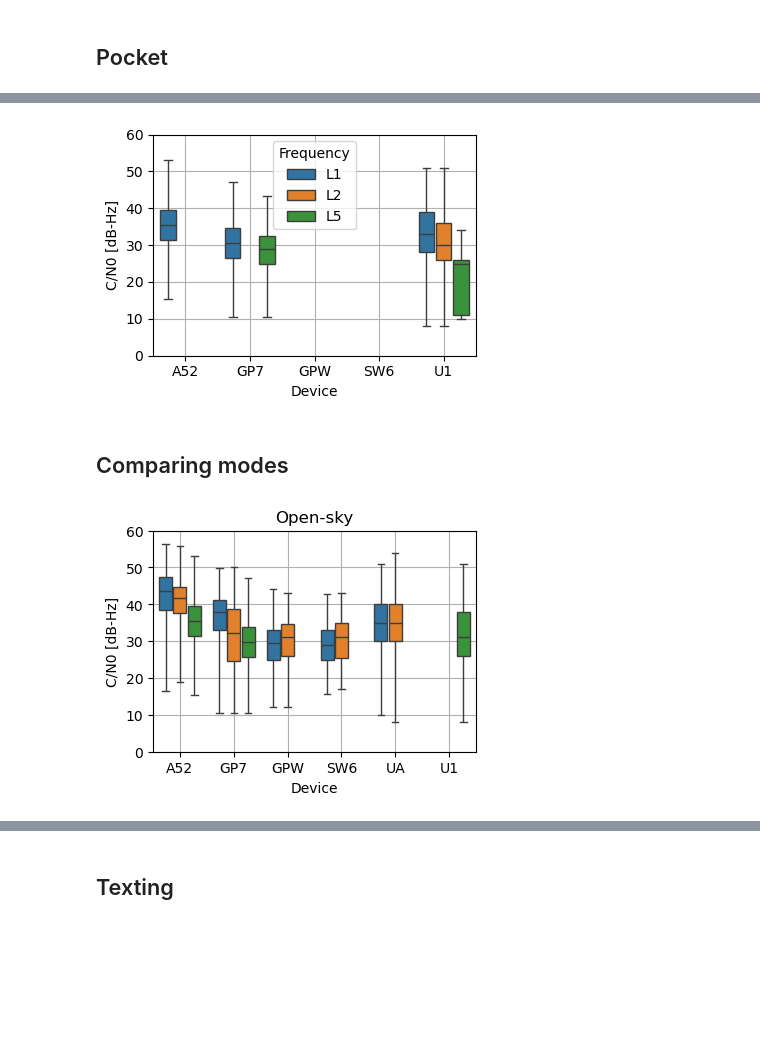
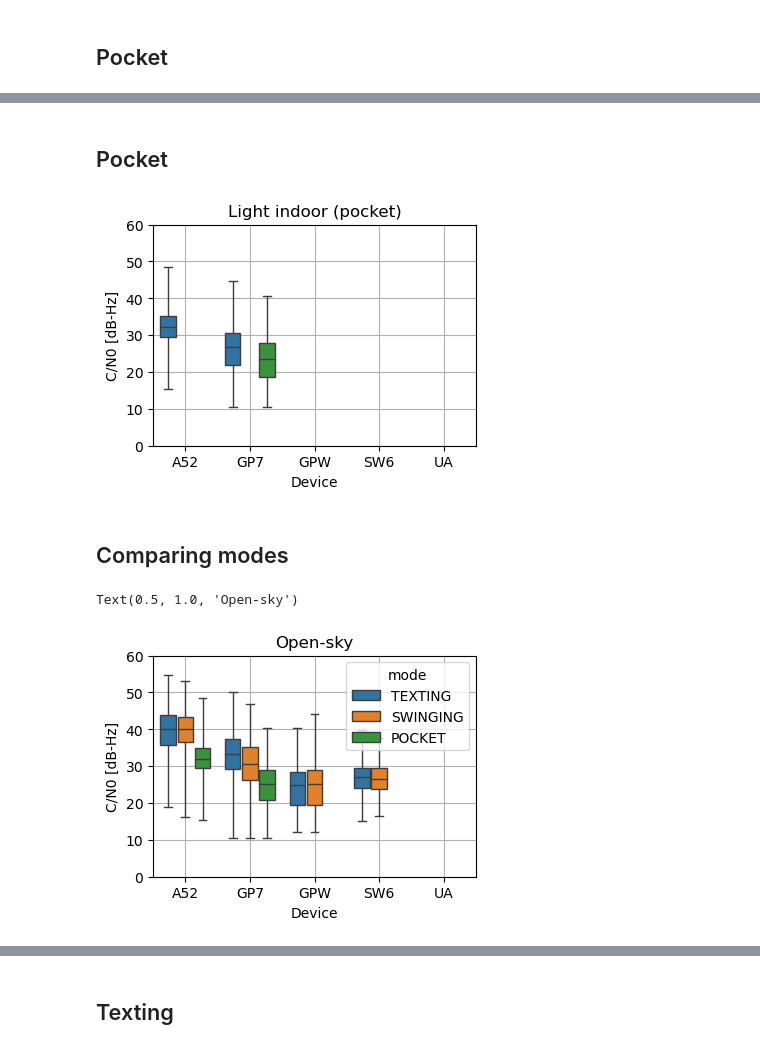
Before and after one commit to agrenier-gnss/MimirAnalyzer, a Jupyter notebook: 2024_Dataset_GEOLOC/measurement_analysis.ipynb, the cells around one changed output, grey strips where cells are left out. Cells and saved outputs as stored; diff of their text form; code cells hidden in the pictures; blank space fills up the shorter version.

```diff
--- a/2024_Dataset_GEOLOC/measurement_analysis.ipynb
+++ b/2024_Dataset_GEOLOC/measurement_analysis.ipynb
@@ -68,3 +149,14 @@ plt.gca().get_legend().remove()
+# %%
+# Load Android files
+log_android = {}
+log_android = misc.load_raw(folder_path, acq_list, device_android, mode=['TEXTING', 'SWINGING', 'POCKET'], survey=survey,
+                            indoor_only=True)
+# %%
+# Load ULISS RINEX files
+log_rinex = {}
+log_rinex = misc.load_rinex(folder_path, acq_list, device_uliss, mode=['TEXTING', 'SWINGING', 'POCKET'], survey=survey,
+                            indoor_only=True)
 # %%
-device_uliss = ['U1']
-log_dict = misc.load_files(folder_path, acq_list, device_android, device_uliss, mode='POCKET', survey='S1')
+# Load ULISS Matlab files
+log_mat = {}
+log_mat = misc.load_mat(folder_path, acq_list, device_uliss, mode=['TEXTING', 'SWINGING', 'POCKET'], survey=survey)
@@ -71,8 +183,12 @@ log_dict = misc.load_files(folder_path, acq_list, device_android, device_uliss,
+# %% [markdown]
+## Pocket
+# %%
+log_dict = misc.selectMode([log_android, log_rinex], mode=['POCKET'])
 # %%
-misc.plotBoxPlotCN0(log_dict, device_android, device_uliss)
-plt.title("Open-sky (pocket)")
+misc.plotBoxPlotCN0PerFrequency(log_dict, device_android, device_uliss)
+plt.title("Light indoor (pocket)")
 plt.gca().get_legend().remove()
 # %% [output]
-[figure, old version]
+[figure, new version]
 # %% [markdown]
 ## Comparing modes
@@ -83,6 +203,7 @@ log_dict.update(log_rinex)
 # %%
 misc.plotBoxPlotCN0PerMode(log_dict, device_android, device_uliss)
 plt.title("Open-sky")
-plt.gca().get_legend().remove()
+#plt.gca().get_legend().remove()
 # %% [output]
+Text(0.5, 1.0, 'Open-sky')
-[figure, old version]
+[figure, new version]
```
Also changed, not shown: parts of 91 cells of this notebook, 4 other files.
